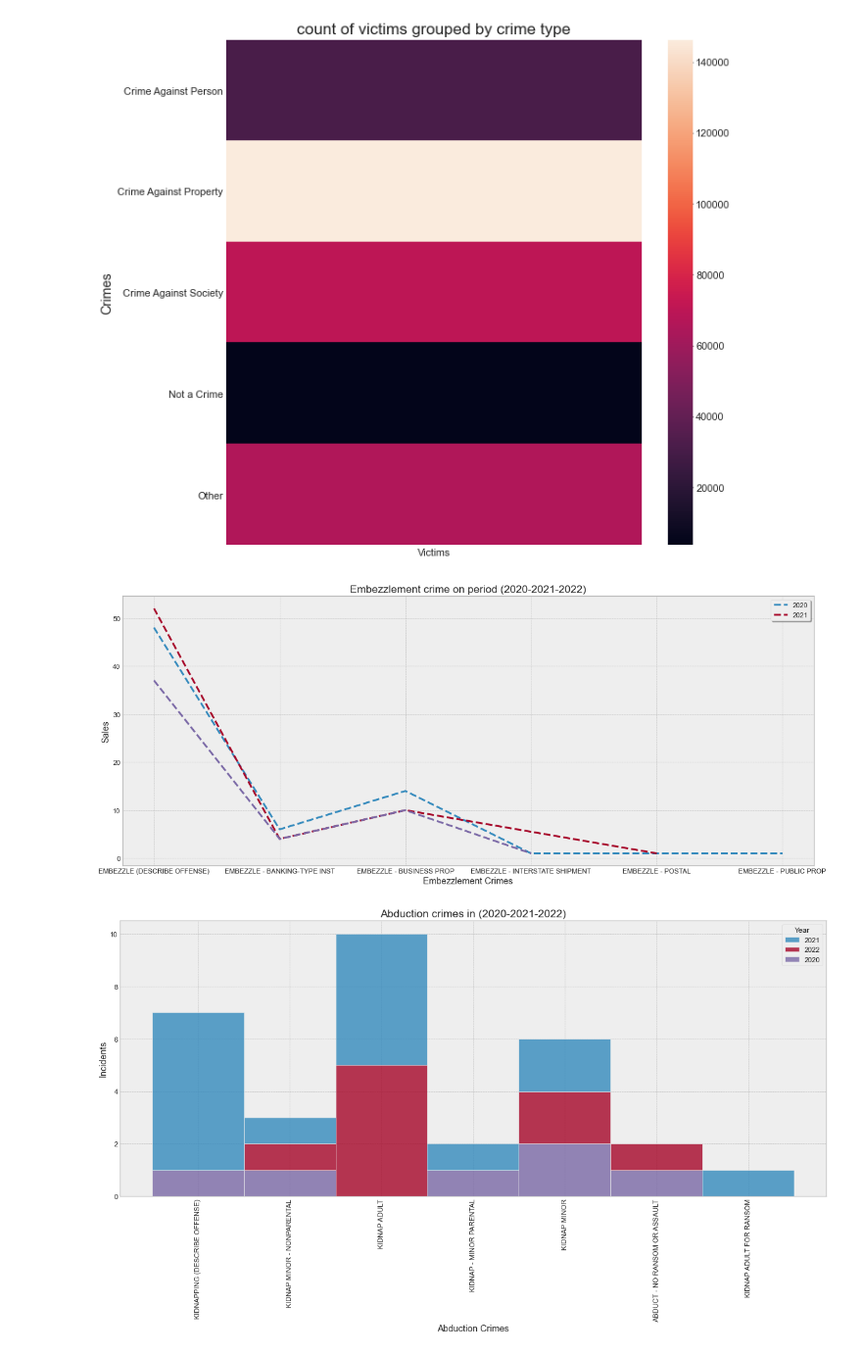
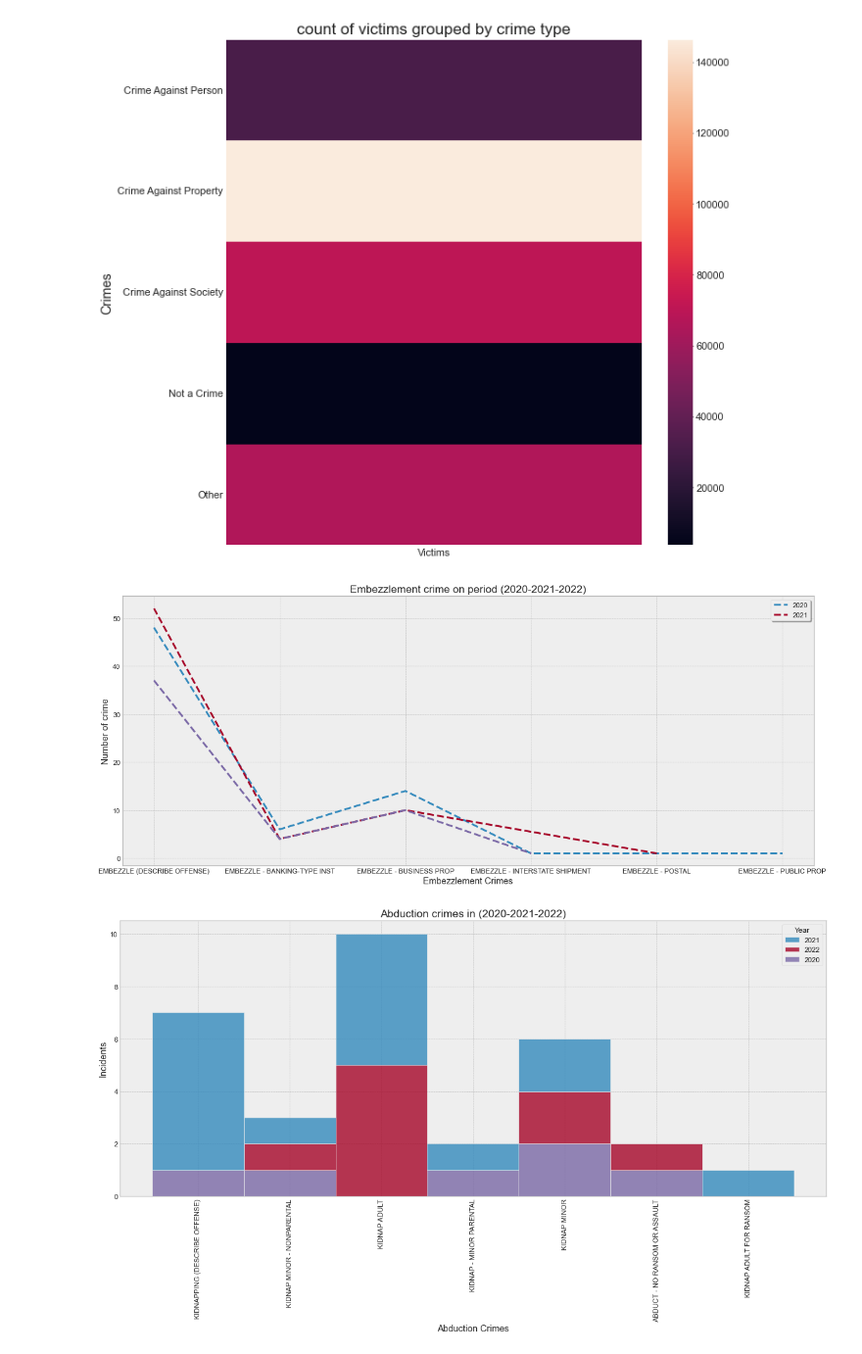
Before and after one commit to GhadahMajid/Bootcamp-Project-2-Crime-Dataset-EDA, a Jupyter notebook: Project2_Notebook.ipynb, the cells around one changed output. Shown: that part at 98% size. Saved outputs shown, nothing was run; the diff lists cells and outputs as text; code cells hidden in the pictures.

```diff
--- a/Project2_Notebook.ipynb
+++ b/Project2_Notebook.ipynb
@@ -309,29 +310,29 @@ plt.ylabel('Crimes');
 # %% [output]
 [figure]
 # %%
-#4
+#5
 #Embezzlement crime on period (2020-2021-2022)
 group =df[(df['Year'] =='2020')&(df['Crime Name2']=='Embezzlement')]
 group = group[['Victims', 'Crime Name3']].groupby('Crime Name3').count()
 
 group2 =df[(df['Year'] =='2021')&(df['Crime Name2']=='Embezzlement')]
 group2 = group2[['Victims', 'Crime Name3']].groupby('Crime Name3').count()
 
 group3 =df[(df['Year'] =='2022')&(df['Crime Name2']=='Embezzlement')]
 group3 = group3[['Victims', 'Crime Name3']].groupby('Crime Name3').count()
 
 
 plt.figure(figsize=(20,8))
 #sns.countplot(x='Victims', data=group);
 
 plt.plot(group['Victims'], linestyle = '--', linewidth = 3);
 plt.plot(group2['Victims'], linestyle = '--', linewidth = 3);
 plt.plot(group3['Victims'], linestyle = '--', linewidth = 3);
 
 plt.legend(['2020','2021'], shadow = True, loc = 0);
 plt.title("Embezzlement crime on period (2020-2021-2022)");
 plt.xlabel('Embezzlement Crimes');
-plt.ylabel('Sales');
+plt.ylabel('Number of crime');
 # %% [output]
-[figure, old version]
+[figure, new version]
 # %%
```
Also changed, not shown: parts of 16 cells of this notebook.
